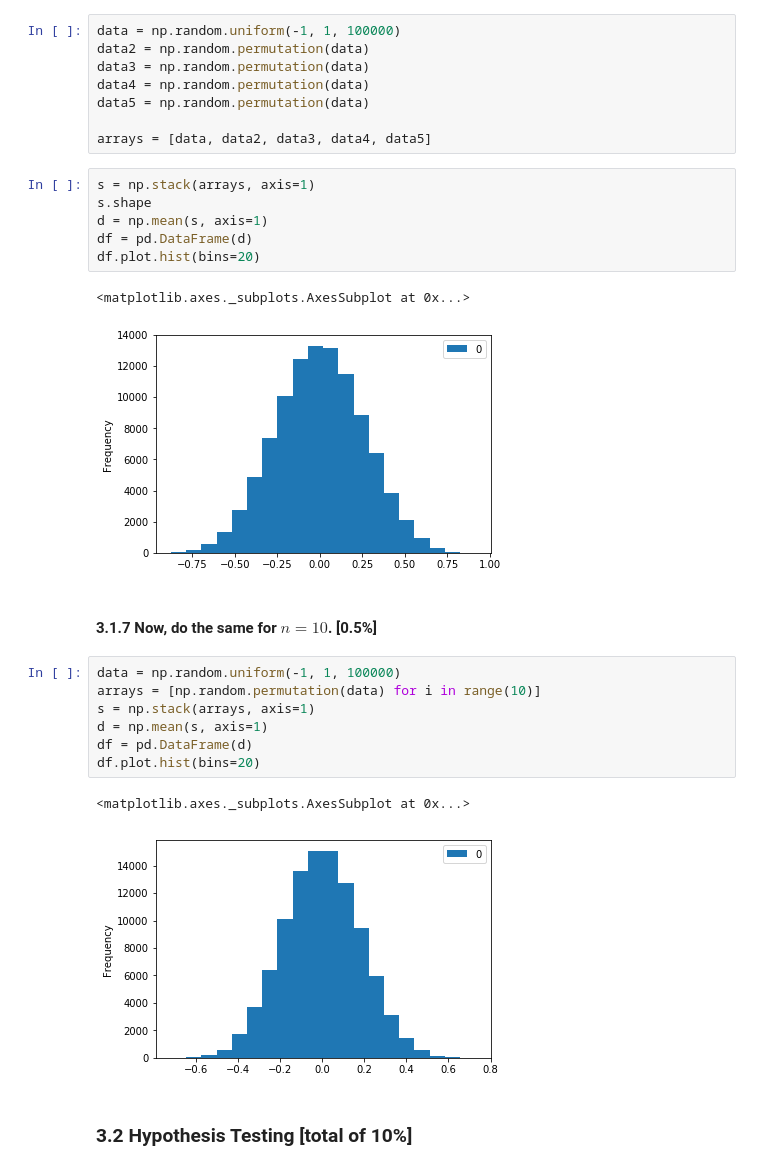
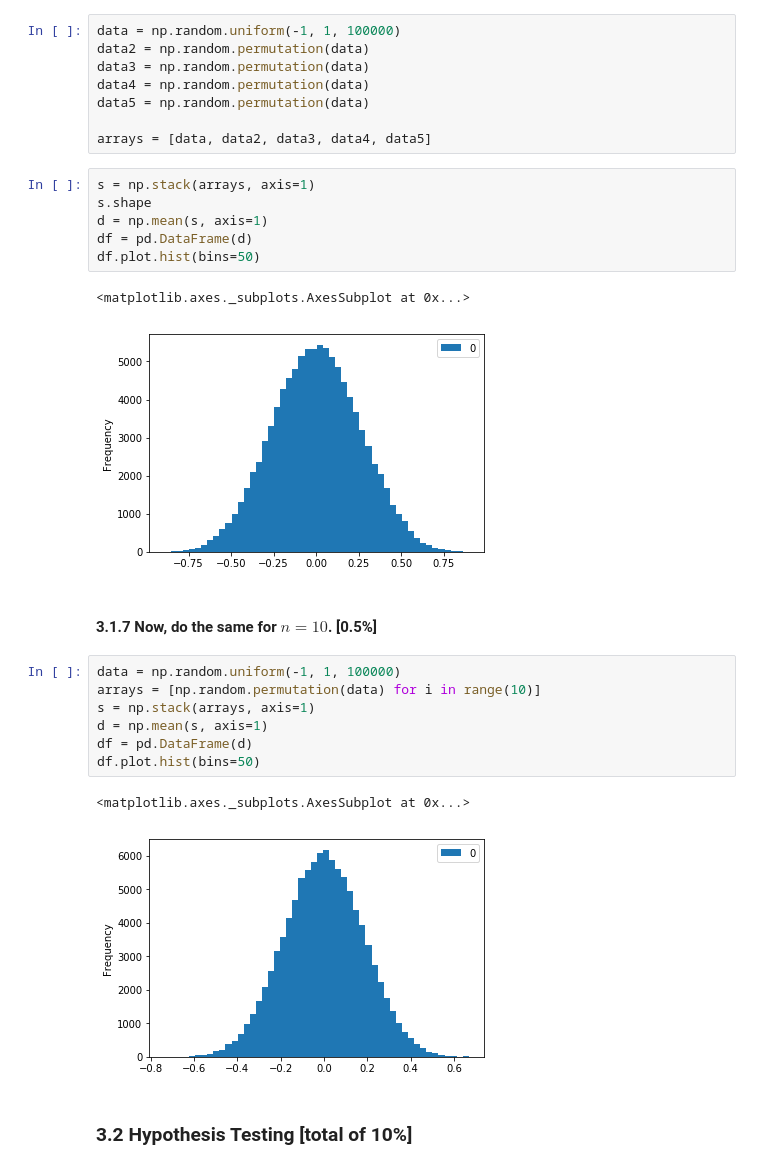
Before and after one commit to jin-sj/cs686_machine_learning, a Jupyter notebook: hw1/homework_01.ipynb, the cells around one changed output. Drawn from its saved outputs; the diff is of its cells as text.

```diff
--- a/hw1/homework_01.ipynb
+++ b/hw1/homework_01.ipynb
@@ -389,22 +389,22 @@ s = np.stack(arrays, axis=1)
 s.shape
 d = np.mean(s, axis=1)
 df = pd.DataFrame(d)
-df.plot.hist(bins=20)
+df.plot.hist(bins=50)
 # %% [output]
 <matplotlib.axes._subplots.AxesSubplot at 0x...>
-[figure, old version]
+[figure, new version]
 # %% [markdown]
 #### 3.1.7 Now, do the same for $n=10$. [0.5%]
 # %%
 data = np.random.uniform(-1, 1, 100000)
 arrays = [np.random.permutation(data) for i in range(10)]
 s = np.stack(arrays, axis=1)
 d = np.mean(s, axis=1)
 df = pd.DataFrame(d)
-df.plot.hist(bins=20)
+df.plot.hist(bins=50)
 # %% [output]
 <matplotlib.axes._subplots.AxesSubplot at 0x...>
-[figure, old version]
+[figure, new version]
 # %% [markdown]
 ### 3.2 Hypothesis Testing [total of 10%]
 # %% [markdown]
```
Also changed, not shown: parts of 4 cells of this notebook.
